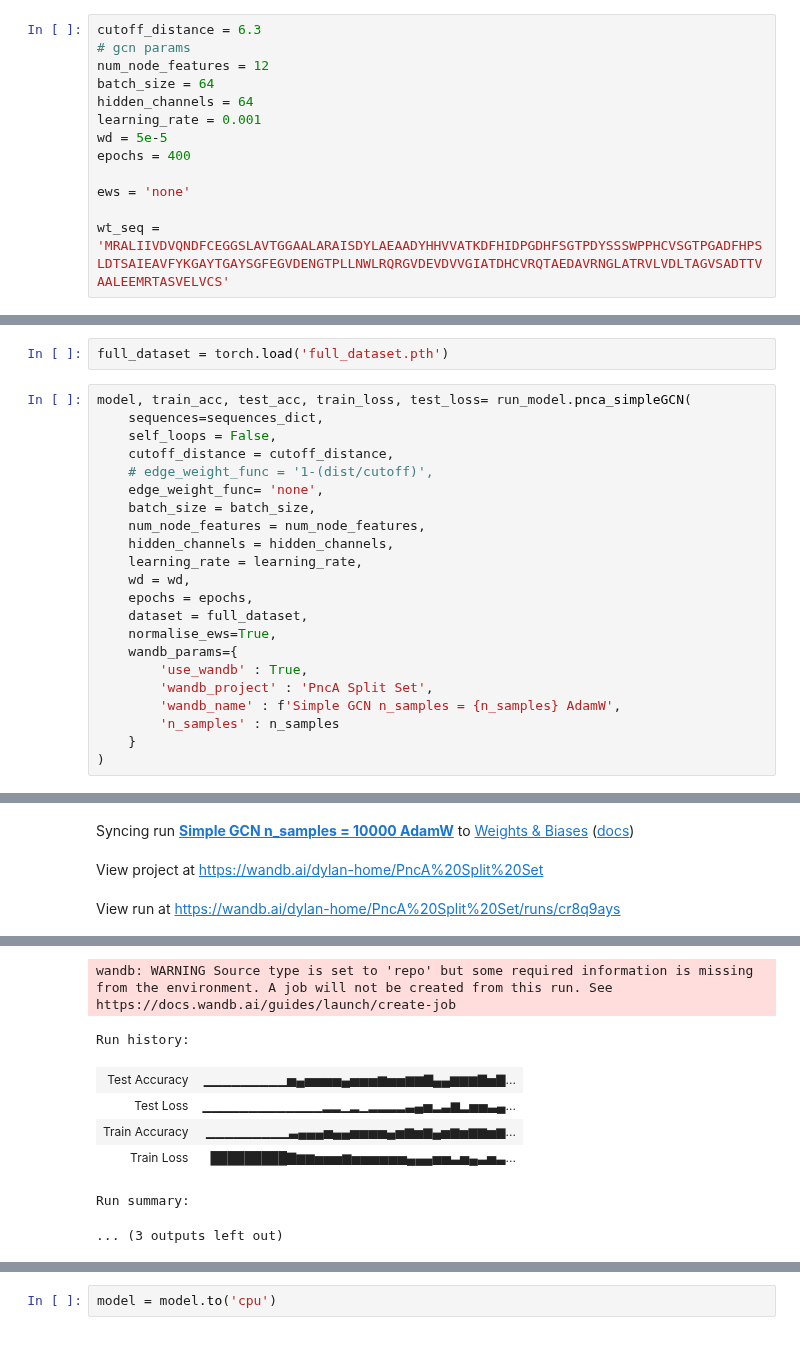
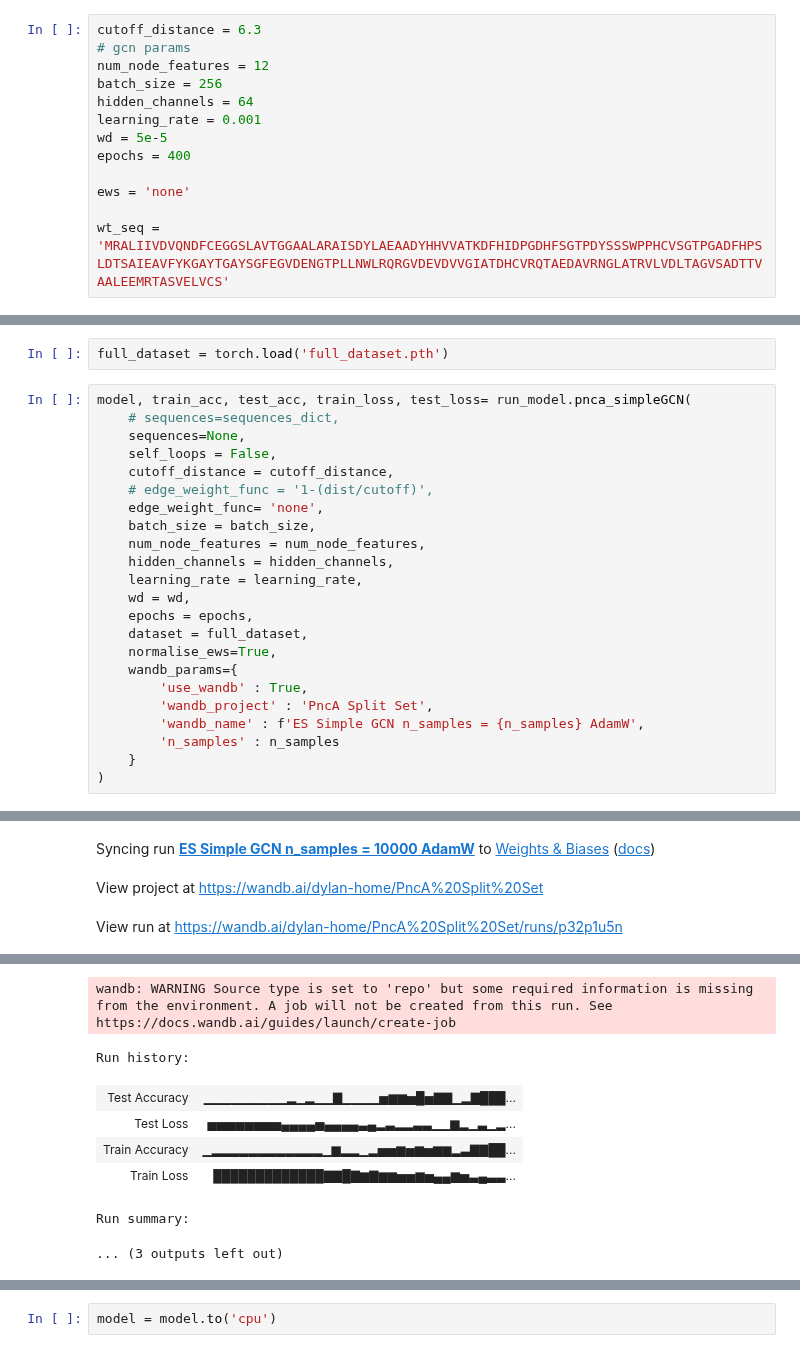
Before and after one commit to fowler-lab/tb-pnca-gnn, a Jupyter notebook: dd_pnca/pnca_run.ipynb, the cells around one changed output, grey strips where cells are left out. Cells and saved outputs as stored; diff of their text form.

```diff
--- a/dd_pnca/pnca_run.ipynb
+++ b/dd_pnca/pnca_run.ipynb
@@ -138,7 +144,7 @@ sequences_dict = {'train': train_sequences, 'test': test_sequences}
 cutoff_distance = 6.3
 # gcn params
 num_node_features = 12
-batch_size = 64
+batch_size = 256
 hidden_channels = 64
 learning_rate = 0.001
 wd = 5e-5
@@ -177,7 +183,8 @@ wt_seq = 'MRALIIVDVQNDFCEGGSLAVTGGAALARAISDYLAEAADYHHVVATKDFHIDPGDHFSGTPDYSSSWPP
 full_dataset = torch.load('full_dataset.pth')
 # %%
 model, train_acc, test_acc, train_loss, test_loss= run_model.pnca_simpleGCN(
-    sequences=sequences_dict,
+    # sequences=sequences_dict,
+    sequences=None,
     self_loops = False,
     cutoff_distance = cutoff_distance,
     # edge_weight_func = '1-(dist/cutoff)',
@@ -193,7 +200,7 @@ model, train_acc, test_acc, train_loss, test_loss= run_model.pnca_simpleGCN(
     wandb_params={
         'use_wandb' : True,
         'wandb_project' : 'PncA Split Set',
-        'wandb_name' : f'Simple GCN n_samples = {n_samples} AdamW',
+        'wandb_name' : f'ES Simple GCN n_samples = {n_samples} AdamW',
         'n_samples' : n_samples
     }
 )
@@ -205,3 +212,3 @@ Run data is saved locally in /mnt/alphafold-volume-1/dylan2/repos/tb-pnca-gnn/dd
-Syncing run Simple GCN n_samples = 10000 AdamW to Weights & Biases (docs)
+Syncing run ES Simple GCN n_samples = 10000 AdamW to Weights & Biases (docs)
 View project at https://wandb.ai/dylan-home/PncA%20Split%20Set
-View run at https://wandb.ai/dylan-home/PncA%20Split%20Set/runs/cr8q9ays
+View run at https://wandb.ai/dylan-home/PncA%20Split%20Set/runs/p32p1u5n
@@ -225,9 +232,9 @@ Epoch: 400, Train Acc: 0.8430, Test Acc: 0.7343, Train Loss: 0.3618, Test Loss:
 wandb: WARNING Source type is set to 'repo' but some required information is missing from the environment. A job will not be created from this run. See https://docs.wandb.ai/guides/launch/create-job
 Run history:
-| Test Accuracy | ▁▁▁▁▁▁▁▁▁▅▄▅▅▅▅▄▅▅▅▆▅▅▆▆▇▄▄▆▆▆▇▅▇... |
-| Test Loss | ▁▁▁▁▁▁▁▁▁▁▁▁▁▂▂▁▂▁▂▂▂▂▃▄▅▂▃▆▂▅▅▃▄... |
-| Train Accuracy | ▁▁▁▁▁▁▁▁▁▃▄▄▄▅▄▄▅▅▅▅▄▅▆▅▆▄▅▆▅▆▆▅▆... |
-| Train Loss | █████████▇▆▆▅▅▅▆▅▅▅▅▅▅▄▄▄▅▅▃▅▄▃▅▃... |
+| Test Accuracy | ▁▁▁▁▁▁▁▁▁▂▁▂▁▁▇▁▁▁▁▅▆▆▅█▅▇▇▁▂▇███... |
+| Test Loss | ▅▅▅▅▅▅▅▅▄▄▄▄▅▄▄▄▄▃▄▂▃▂▂▃▃▁▁▆▂▁▃▁▂... |
+| Train Accuracy | ▁▂▂▂▂▂▂▂▂▂▂▂▂▁▆▂▂▁▂▅▅▆▅▆▅▆▆▂▃▇▇██... |
+| Train Loss | █████████████▇▇█▇▆▇▆▆▅▅▆▅▄▄▆▅▃▄▃▃... |
 Run summary:
 ... (3 outputs left out)
 # %%
```
Also changed, not shown: parts of 12 cells of this notebook.
